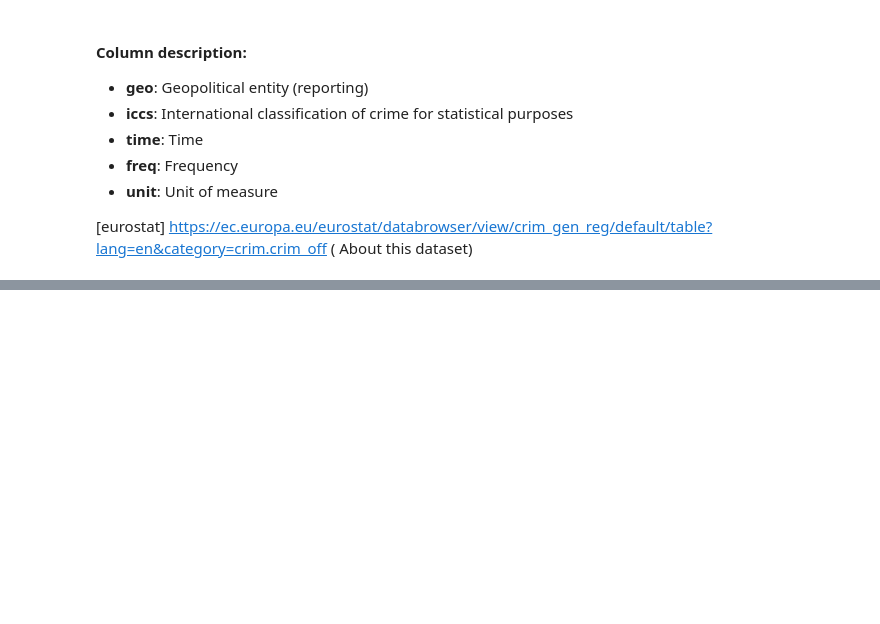
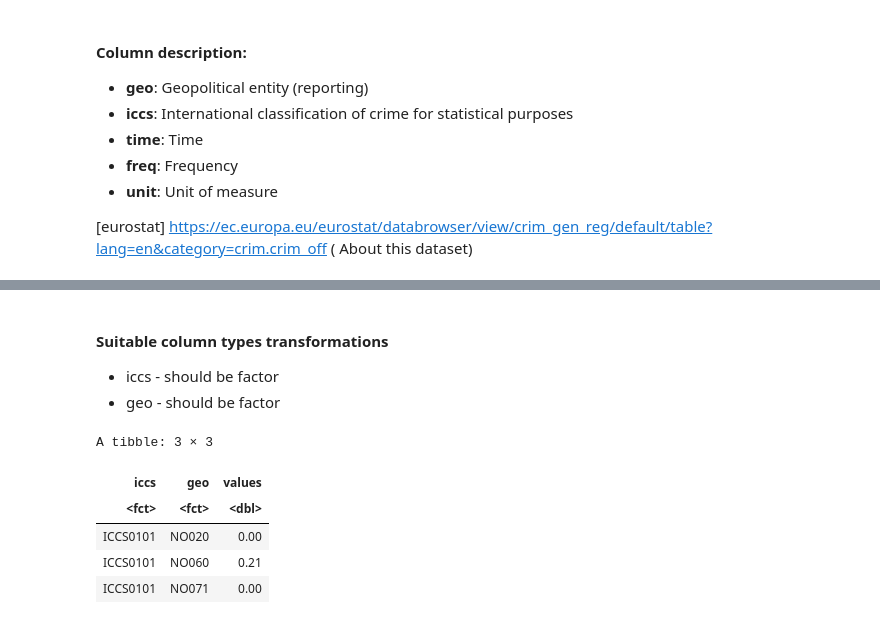
Before and after one commit to nickobard/eurostat-datasets-analysis, a Jupyter notebook: sem-1/semestral-work.ipynb, the cells around one changed output, grey strips where cells are left out. Cells and saved outputs as stored; diff of their text form; code cells hidden in the pictures; blank space fills up the shorter version.

```diff
--- a/sem-1/semestral-work.ipynb
+++ b/sem-1/semestral-work.ipynb
@@ -95,0 +100,16 @@ A tibble: 44 × 5
+# %% [markdown]
+#### Suitable column types transformations
+
+- iccs - should be factor
+- geo - should be factor
+# %%
+data$iccs <- as.factor(data$iccs)
+data$geo <- as.factor(data$geo)
+head(data, 3)
+# %% [output]
+A tibble: 3 × 3
+| iccs | geo | values |
+| <fct> | <fct> | <dbl> |
+| ICCS0101 | NO020 | 0.00 |
+| ICCS0101 | NO060 | 0.21 |
+| ICCS0101 | NO071 | 0.00 |
```
Also changed, not shown: parts of 12 cells of this notebook, 2 other files.
